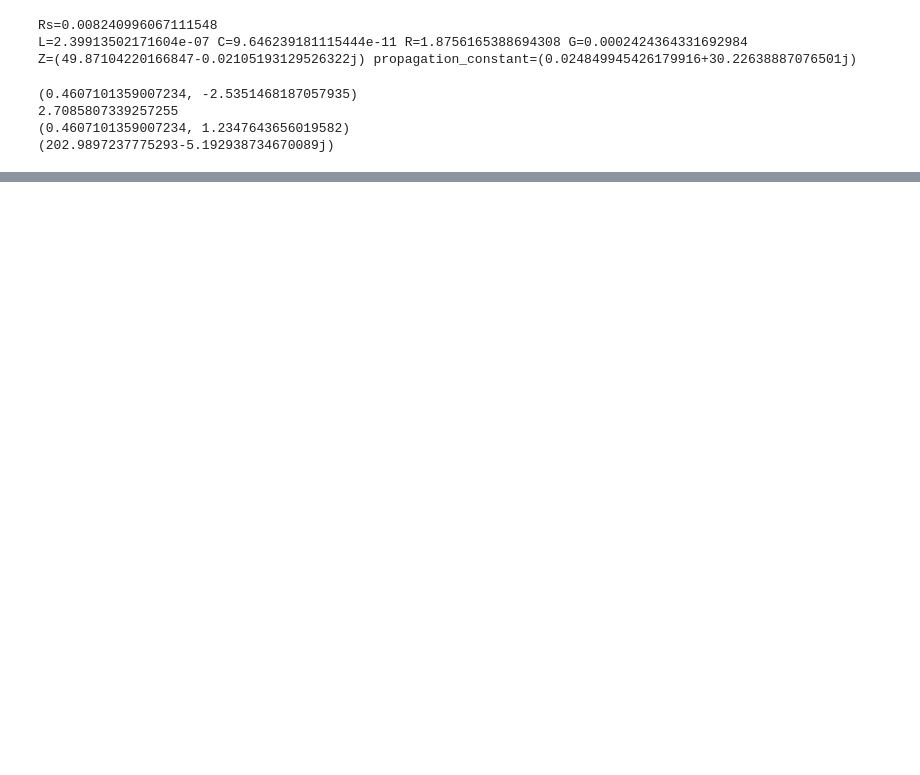
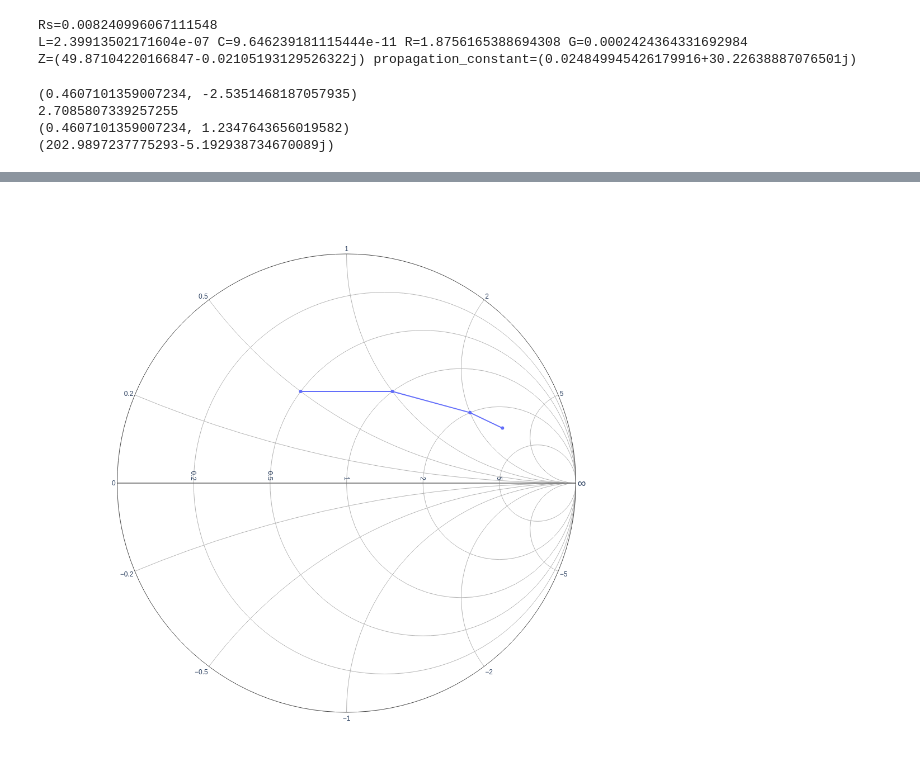
Before and after one commit to fbaltor/em-tools, a Jupyter notebook: transmission_lines.ipynb, the cells around one changed output, grey strips where cells are left out. Cells and saved outputs as stored; diff of their text form; code cells hidden in the pictures; blank space fills up the shorter version.

```diff
--- a/transmission_lines.ipynb
+++ b/transmission_lines.ipynb
@@ -181,0 +306,13 @@ print(zin)
+# %%
+# Smith charts
+import plotly.graph_objects as go
+
+fig = go.Figure(go.Scattersmith(imag=[0.5, 1, 2, 3], real=[0.5, 1, 2, 3]))
+fig.update_layout(
+    autosize=False,
+    width=1000,
+    height=1000,
+)
+fig.show()
+# %% [output]
+[figure, added]
```
Also changed, not shown: parts of 8 cells of this notebook.
